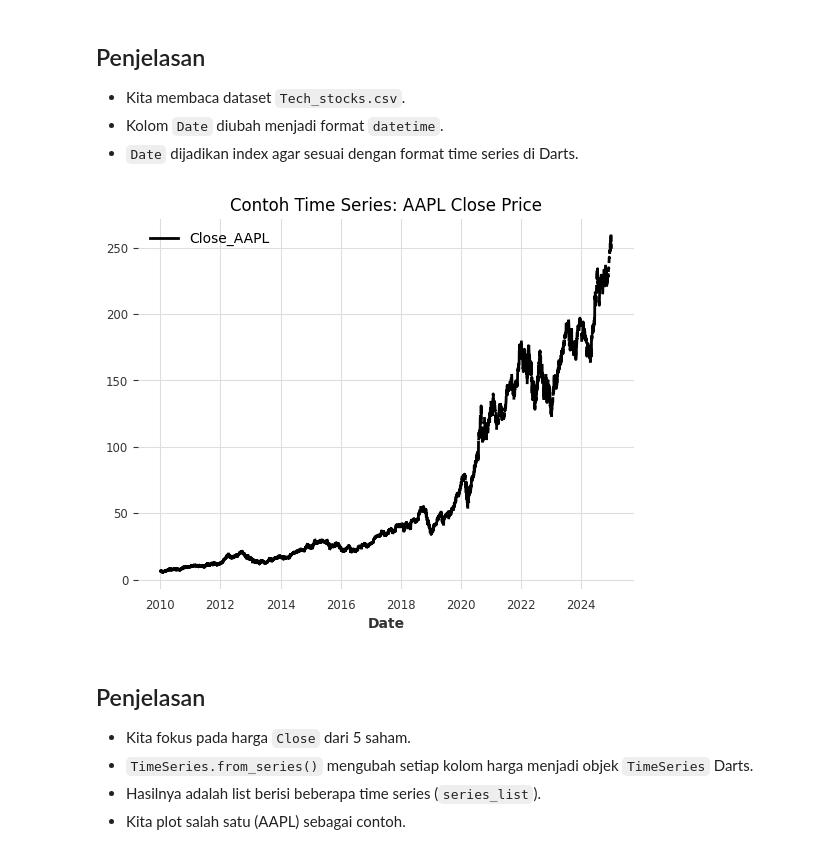
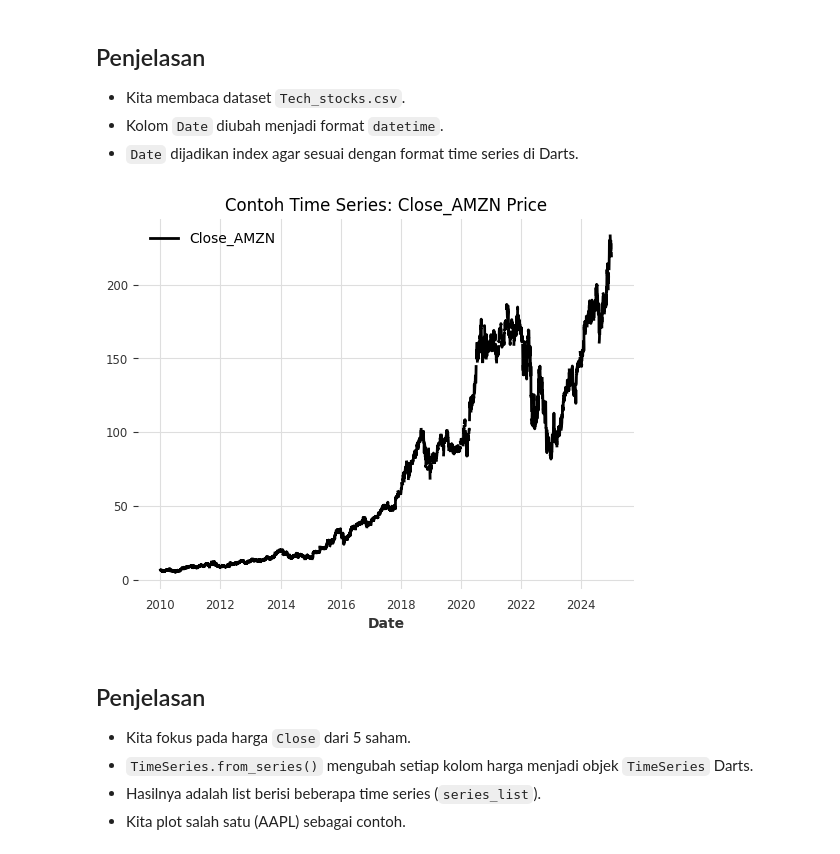
Before and after one commit to taudataanalytics/Pedas-2025, a Jupyter notebook: PeDaS-2025-Day-03.ipynb, the cells around one changed output. Cells and saved outputs as stored; diff of their text form; code cells hidden in the pictures.

```diff
--- a/PeDaS-2025-Day-03.ipynb
+++ b/PeDaS-2025-Day-03.ipynb
@@ -620,18 +640,18 @@ dtype: int64
 # %%
 # === 3. Membuat multiple time series untuk beberapa saham (Close price) ===
 
 # List kolom close yang ingin digunakan
-close_cols = ["Close_AAPL", "Close_AMZN", "Close_GOOGL", "Close_MSFT", "Close_NVDA"]
+close_cols = ["Close_AMZN", "Close_GOOGL", "Close_NVDA"]
 
 # Konversi tiap kolom menjadi TimeSeries Darts
 series_list = [TimeSeries.from_series(df[col], freq="D") for col in close_cols]
 
 # Lihat contoh 1 series
 series_list[0].plot()
-plt.title("Contoh Time Series: AAPL Close Price")
+plt.title("Contoh Time Series: {} Price".format(close_cols[0]))
 plt.show()
 # %% [output]
-[figure, old version]
+[figure, new version]
 # %% [markdown]
 ## Penjelasan
 - Kita fokus pada harga `Close` dari 5 saham.
```
Also changed, not shown: parts of 13 cells of this notebook, 1 other file.
